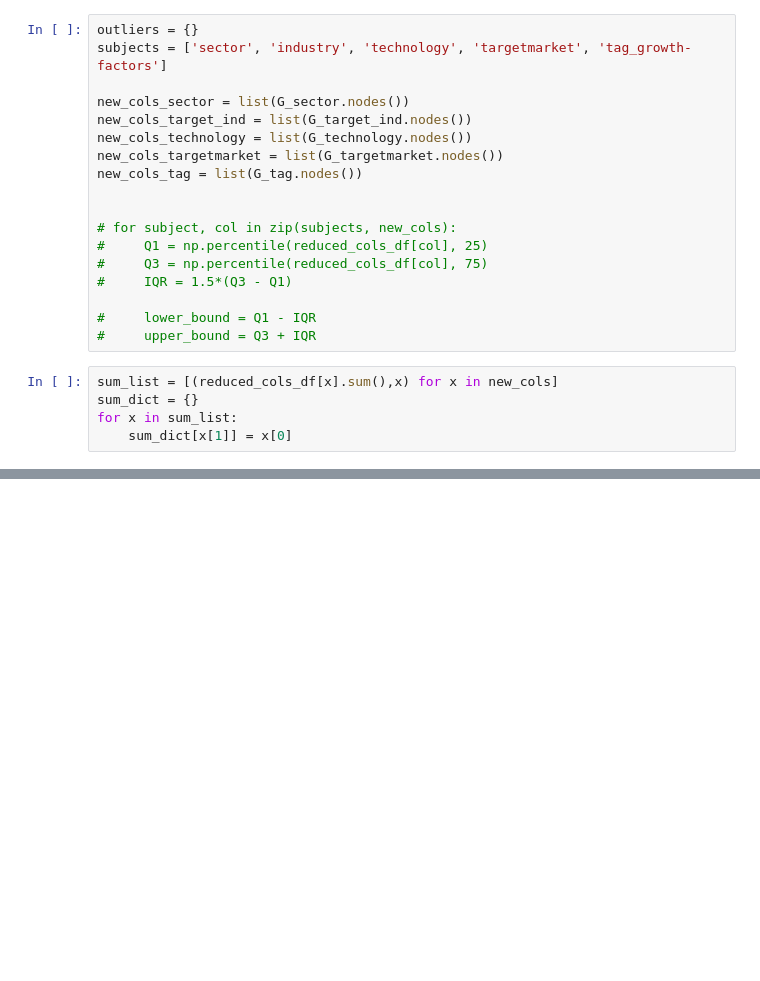
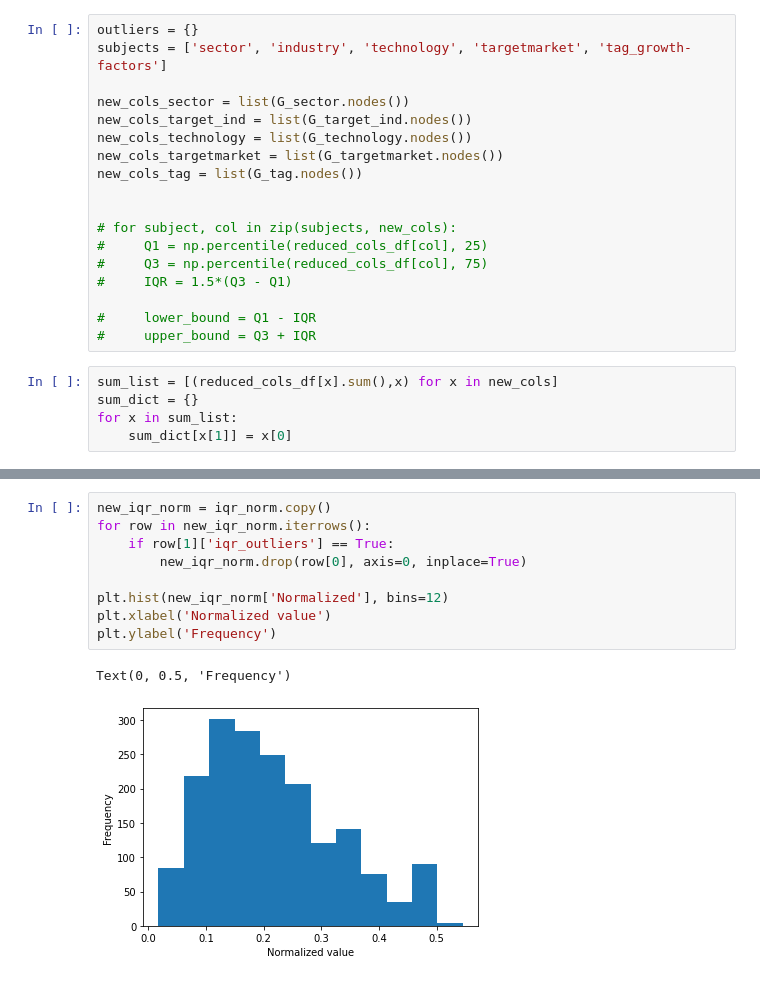
Before and after one commit to matanini/startup_classifier, a Jupyter notebook: reduce_cols.ipynb, the cells around one changed output, grey strips where cells are left out. Saved outputs shown, nothing was run; the diff lists cells and outputs as text; blank space fills up the shorter version.

```diff
--- a/reduce_cols.ipynb
+++ b/reduce_cols.ipynb
@@ -499,0 +527,12 @@ plt.bar(list_target_industry_dict.keys(), list_target_industry_dict.values())
+# %%
+new_iqr_norm = iqr_norm.copy()
+for row in new_iqr_norm.iterrows():
+    if row[1]['iqr_outliers'] == True:
+        new_iqr_norm.drop(row[0], axis=0, inplace=True)
+
+plt.hist(new_iqr_norm['Normalized'], bins=12)
+plt.xlabel('Normalized value')
+plt.ylabel('Frequency')
+# %% [output]
+Text(0, 0.5, 'Frequency')
+[figure, added]
```
Also changed, not shown: parts of 25 cells of this notebook, 1 other file.
